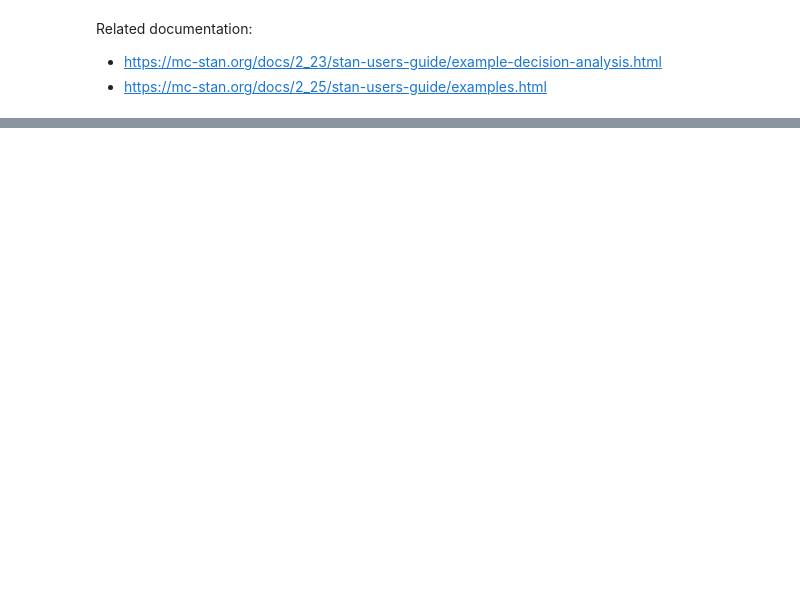
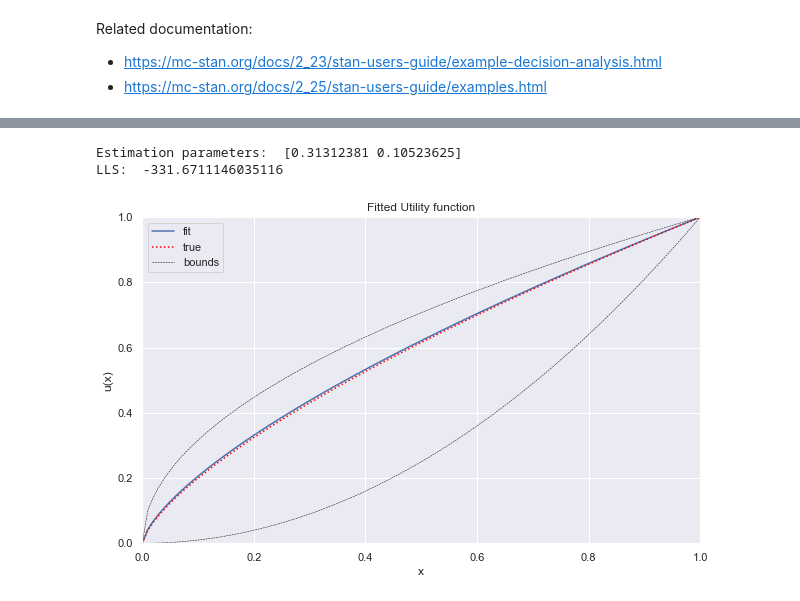
Before and after one commit to AurelienNioche/BayesianCogSci, a Jupyter notebook: likelihood_based/cumulative_prospect_theory.ipynb, the cells around one changed output, grey strips where cells are left out. Saved outputs shown, nothing was run; the diff lists cells and outputs as text; code cells hidden in the pictures; blank space fills up the shorter version.

```diff
--- a/likelihood_based/cumulative_prospect_theory.ipynb
+++ b/likelihood_based/cumulative_prospect_theory.ipynb
@@ -79,0 +491,12 @@ print(fit)
+# %%
+# Define bounds and an initial guess
+bounds = (-1, 0.5), (0.0001, None), (0, None)
+init_guess = (0, 1)
+
+# Run the optimizer
+res = scipy.optimize.minimize(
+    fun=objective,
+    x0=init_guess,
+    bounds=bounds,
+    args=(data, ))
+res
@@ -79,0 +526,46 @@ print(fit)
+# %%
+# Extract the best param and best value
+best_param = res.x
+best_value = res.fun
+
+print("Estimation parameters: ", best_param)
+print("LLS: ", - best_value)
+# %% [output]
+Estimation parameters:  [0.31312381 0.10523625]
+LLS:  -331.6711146035116
+# %%
+alpha_est, tau_est, beta_est = res.x
+# %%
+# Create fig
+fig, ax = plt.subplots(figsize=(10, 6))
+
+# Set limits
+x_min, x_max = 0, 1
+y_min, y_max = 0, 1
+
+# Generate x-values
+x = np.linspace(x_min, x_max, 100)
+
+# Plot estimate
+y_mean = x**(1-alpha_est)
+ax.plot(x, y_mean, label="fit")
+
+# Plot truth
+y_true = x**(1-alpha_true)
+ax.plot(x, y_true, ls=':', label='true', color="red")
+
+# Plot bounds
+ax.plot(x, x**(1/2), color='0.01', ls='--', lw=0.5)
+ax.plot(x, x**2, color='0.01', ls='--', label="bounds", lw=0.5)
+
+# Pimp your plot
+ax.set_xlabel('x')
+ax.set_ylabel('u(x)')
+ax.set_title('Fitted Utility function')
+ax.set_xlim(x_min, x_max)
+ax.set_ylim(y_min, y_max)
+ax.legend()
+
+plt.show()
+# %% [output]
+[figure, added]
```
Also changed, not shown: parts of 37 cells of this notebook, 2 other files.
